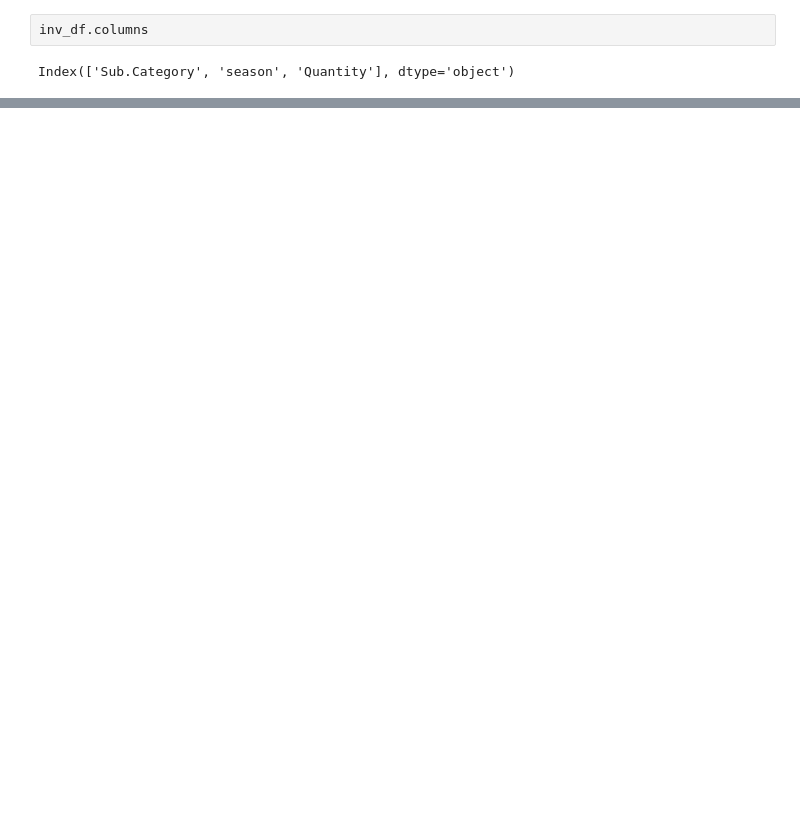
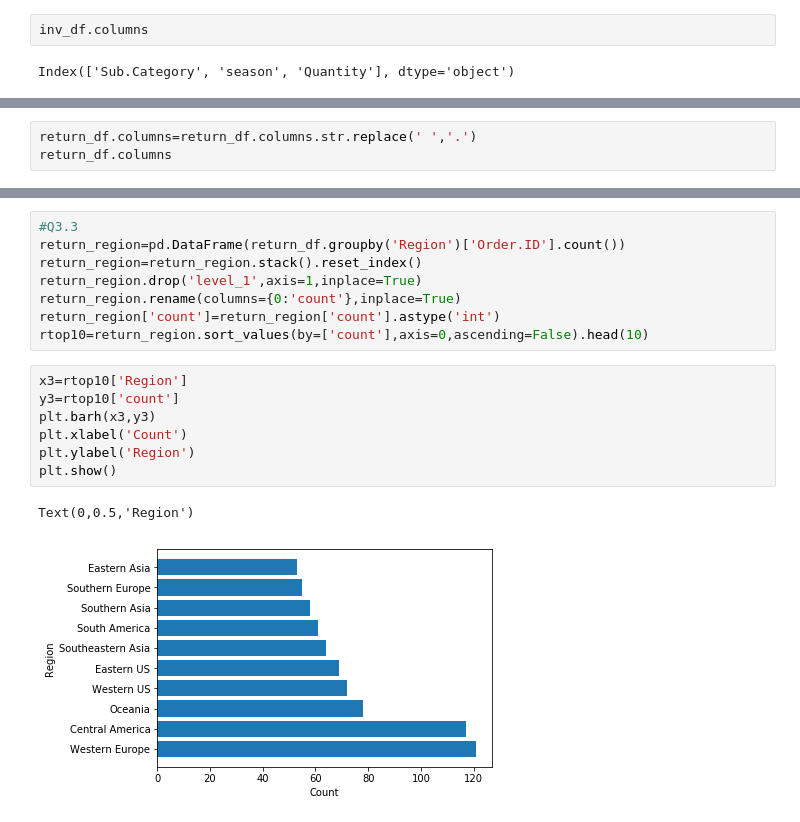
Before and after one commit to cchen17/machine-learning_house-prices, a Jupyter notebook: Chaoran/code for the lab.ipynb, the cells around one changed output, grey strips where cells are left out. Drawn from its saved outputs; the diff is of its cells as text; blank space fills up the shorter version.

```diff
--- a/Chaoran/code for the lab.ipynb
+++ b/Chaoran/code for the lab.ipynb
@@ -122,0 +124,3 @@ plt.show()
+# %%
+return_df.columns=return_df.columns.str.replace(' ','.')
+return_df.columns
@@ -122,0 +180,18 @@ plt.show()
+# %%
+#Q3.3
+return_region=pd.DataFrame(return_df.groupby('Region')['Order.ID'].count())
+return_region=return_region.stack().reset_index()
+return_region.drop('level_1',axis=1,inplace=True)
+return_region.rename(columns={0:'count'},inplace=True)
+return_region['count']=return_region['count'].astype('int')
+rtop10=return_region.sort_values(by=['count'],axis=0,ascending=False).head(10)
+# %%
+x3=rtop10['Region']
+y3=rtop10['count']
+plt.barh(x3,y3)
+plt.xlabel('Count')
+plt.ylabel('Region')
+plt.show()
+# %% [output]
+Text(0,0.5,'Region')
+[figure, added]
```
Also changed, not shown: parts of 23 cells of this notebook.
